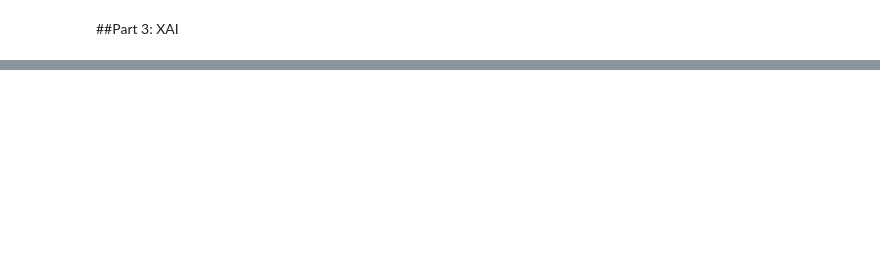
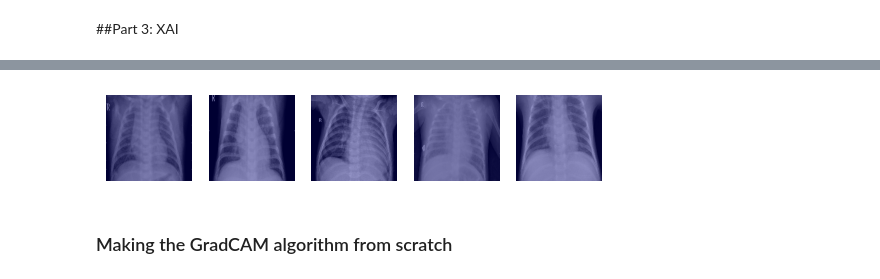
Before and after one commit to GabrielaGroenenewegenVanDerWeijden/DS_Ass2, a Jupyter notebook: main.ipynb, the cells around one changed output, grey strips where cells are left out. Saved outputs shown, nothing was run; the diff lists cells and outputs as text; code cells hidden in the pictures; blank space fills up the shorter version.

Commit message:
Eerste Heatmap, maar moet nog zwaar verwijnt worden

```diff
--- a/main.ipynb
+++ b/main.ipynb
@@ -567,6 +685,10 @@ import tensorflow.keras.applications as app
 X = np.concatenate((x_train, x_val, x_test), axis = 0)
 Y = np.concatenate((y_train, y_val, y_test), axis = 0)
 
-#Create an explainer and generate explanations
+# load the model and preprocess the inputs (adapt the input range)
+preprocessing = app.mobilenet_v2.preprocess_input
+X_preprocessed = preprocessing(np.array(X, copy=True))
+
+# create an explainer and generate explanations
 explainer = GradCAM(model10)
-explanations = explainer(X, Y)
+explanations = explainer(X_preprocessed, Y) # `explainer.explain(inputs, labels)` also works
@@ -572,0 +704,10 @@ explanations = explainer(X, Y)
+# %%
+#Plot that shit
+for i in range(5):
+  j = i + 450
+  plt.subplot(1, 5, i +1)
+  plt.imshow(X[j], cmap = "gray")
+  plt.imshow(explanations[j], cmap="jet", alpha = 0.4)
+  plt.axis("off")
+# %% [output]
+[figure, added]
@@ -572,0 +716,2 @@ explanations = explainer(X, Y)
+# %% [markdown]
+### Making the GradCAM algorithm from scratch
```
Also changed, not shown: parts of 16 cells of this notebook.
